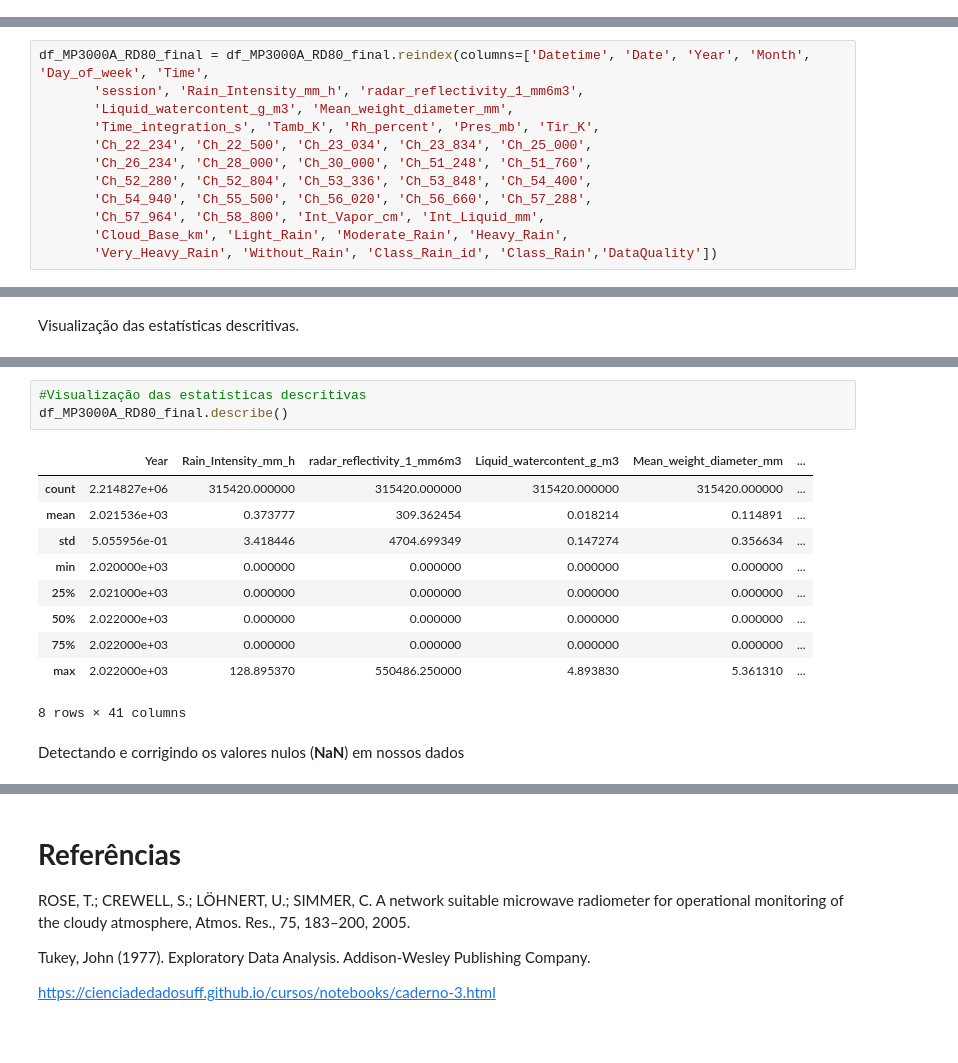
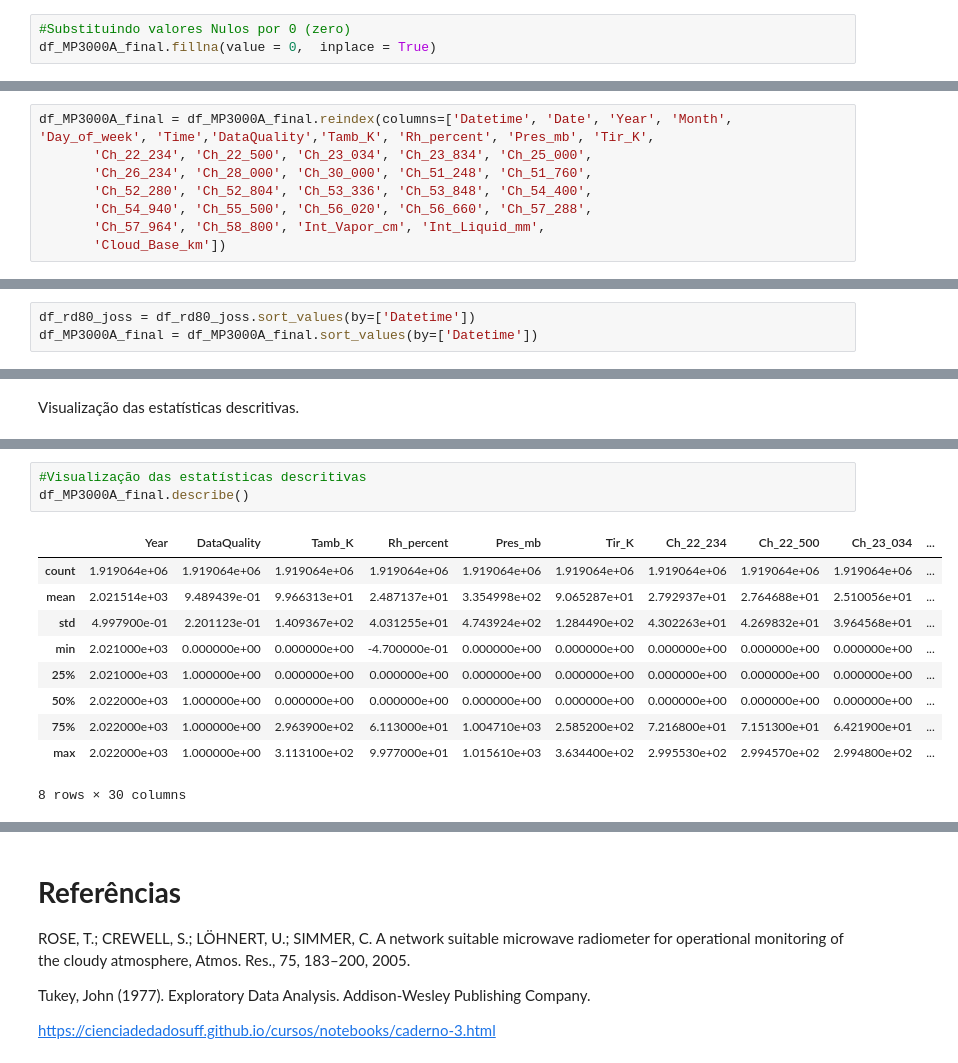
Before and after one commit to lourencocavalcante/Introduction-to-Data-Science, a Jupyter notebook: CAP394_2022_Pre_processando.ipynb, the cells around one changed output, grey strips where cells are left out. Cells and saved outputs as stored; diff of their text form; blank space fills up the shorter version.

```diff
--- a/CAP394_2022_Pre_processando.ipynb
+++ b/CAP394_2022_Pre_processando.ipynb
@@ -263 +307,4 @@ df_MP3000A_RD80_final['Rain_Intensity_mm_h'][df_MP3000A_RD80_final['Rain_Intensi
+# %%
+#Substituindo valores Nulos por 0 (zero)
+df_MP3000A_final.fillna(value = 0,  inplace = True)
 # %%
@@ -426,12 +440,8 @@ Index(['Datetime', 'Rain_Intensity_mm_h', 'radar_reflectivity_1_mm6m3',
 # %%
-df_MP3000A_RD80_final = df_MP3000A_RD80_final.reindex(columns=['Datetime', 'Date', 'Year', 'Month', 'Day_of_week', 'Time',
-       'session', 'Rain_Intensity_mm_h', 'radar_reflectivity_1_mm6m3',
-       'Liquid_watercontent_g_m3', 'Mean_weight_diameter_mm',
-       'Time_integration_s', 'Tamb_K', 'Rh_percent', 'Pres_mb', 'Tir_K',
+df_MP3000A_final = df_MP3000A_final.reindex(columns=['Datetime', 'Date', 'Year', 'Month', 'Day_of_week', 'Time','DataQuality','Tamb_K', 'Rh_percent', 'Pres_mb', 'Tir_K',
        'Ch_22_234', 'Ch_22_500', 'Ch_23_034', 'Ch_23_834', 'Ch_25_000',
        'Ch_26_234', 'Ch_28_000', 'Ch_30_000', 'Ch_51_248', 'Ch_51_760',
        'Ch_52_280', 'Ch_52_804', 'Ch_53_336', 'Ch_53_848', 'Ch_54_400',
        'Ch_54_940', 'Ch_55_500', 'Ch_56_020', 'Ch_56_660', 'Ch_57_288',
        'Ch_57_964', 'Ch_58_800', 'Int_Vapor_cm', 'Int_Liquid_mm',
-       'Cloud_Base_km', 'Light_Rain', 'Moderate_Rain', 'Heavy_Rain',
-       'Very_Heavy_Rain', 'Without_Rain', 'Class_Rain_id', 'Class_Rain','DataQuality'])
+       'Cloud_Base_km'])
@@ -455,0 +472,3 @@ df_MP3000A_RD80_final = df_MP3000A_RD80_final.sort_values(by=['Datetime'])
+# %%
+df_rd80_joss = df_rd80_joss.sort_values(by=['Datetime'])
+df_MP3000A_final = df_MP3000A_final.sort_values(by=['Datetime'])
@@ -482,16 +511,14 @@ df_MP3000A_RD80_final.describe()
 # %%
 #Visualização das estatísticas descritivas
-df_MP3000A_RD80_final.describe()
+df_MP3000A_final.describe()
 # %% [output]
-|  | Year | Rain_Intensity_mm_h | radar_reflectivity_1_mm6m3 | Liquid_watercontent_g_m3 | Mean_weight_diameter_mm | ... |
-| count | 2.214827e+06 | 315420.000000 | 315420.000000 | 315420.000000 | 315420.000000 | ... |
-| mean | 2.021536e+03 | 0.373777 | 309.362454 | 0.018214 | 0.114891 | ... |
-| std | 5.055956e-01 | 3.418446 | 4704.699349 | 0.147274 | 0.356634 | ... |
-| min | 2.020000e+03 | 0.000000 | 0.000000 | 0.000000 | 0.000000 | ... |
-| 25% | 2.021000e+03 | 0.000000 | 0.000000 | 0.000000 | 0.000000 | ... |
-| 50% | 2.022000e+03 | 0.000000 | 0.000000 | 0.000000 | 0.000000 | ... |
-| 75% | 2.022000e+03 | 0.000000 | 0.000000 | 0.000000 | 0.000000 | ... |
-| max | 2.022000e+03 | 128.895370 | 550486.250000 | 4.893830 | 5.361310 | ... |
+|  | Year | DataQuality | Tamb_K | Rh_percent | Pres_mb | Tir_K | Ch_22_234 | Ch_22_500 | Ch_23_034 | ... |
+| count | 1.919064e+06 | 1.919064e+06 | 1.919064e+06 | 1.919064e+06 | 1.919064e+06 | 1.919064e+06 | 1.919064e+06 | 1.919064e+06 | 1.919064e+06 | ... |
+| mean | 2.021514e+03 | 9.489439e-01 | 9.966313e+01 | 2.487137e+01 | 3.354998e+02 | 9.065287e+01 | 2.792937e+01 | 2.764688e+01 | 2.510056e+01 | ... |
+| std | 4.997900e-01 | 2.201123e-01 | 1.409367e+02 | 4.031255e+01 | 4.743924e+02 | 1.284490e+02 | 4.302263e+01 | 4.269832e+01 | 3.964568e+01 | ... |
+| min | 2.021000e+03 | 0.000000e+00 | 0.000000e+00 | -4.700000e-01 | 0.000000e+00 | 0.000000e+00 | 0.000000e+00 | 0.000000e+00 | 0.000000e+00 | ... |
+| 25% | 2.021000e+03 | 1.000000e+00 | 0.000000e+00 | 0.000000e+00 | 0.000000e+00 | 0.000000e+00 | 0.000000e+00 | 0.000000e+00 | 0.000000e+00 | ... |
+| 50% | 2.022000e+03 | 1.000000e+00 | 0.000000e+00 | 0.000000e+00 | 0.000000e+00 | 0.000000e+00 | 0.000000e+00 | 0.000000e+00 | 0.000000e+00 | ... |
+| 75% | 2.022000e+03 | 1.000000e+00 | 2.963900e+02 | 6.113000e+01 | 1.004710e+03 | 2.585200e+02 | 7.216800e+01 | 7.151300e+01 | 6.421900e+01 | ... |
+| max | 2.022000e+03 | 1.000000e+00 | 3.113100e+02 | 9.977000e+01 | 1.015610e+03 | 3.634400e+02 | 2.995530e+02 | 2.994570e+02 | 2.994800e+02 | ... |
-8 rows × 41 columns
+8 rows × 30 columns
-# %% [markdown]
-Detectando e corrigindo os valores nulos (**NaN**) em nossos dados
```
Also changed, not shown: parts of 40 cells of this notebook.
